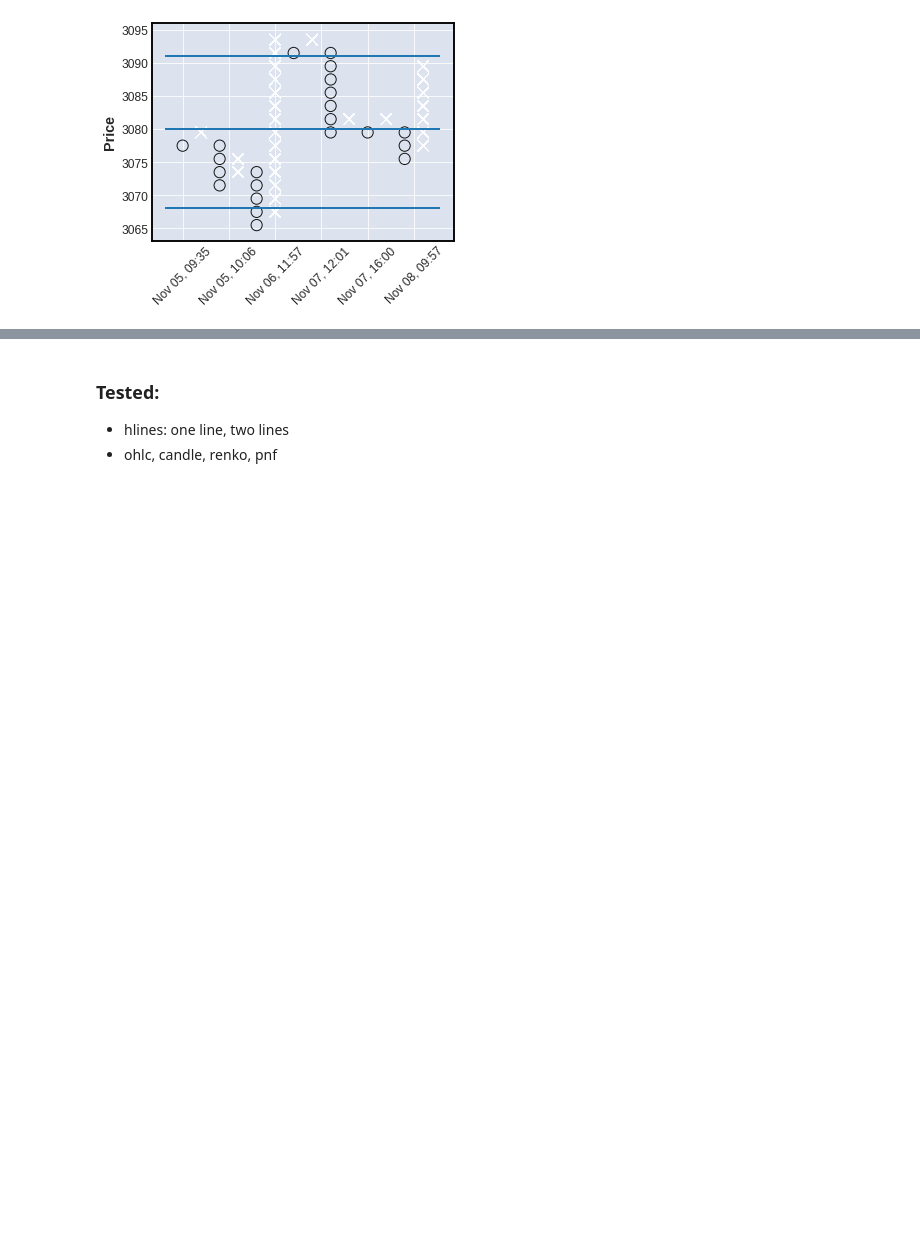
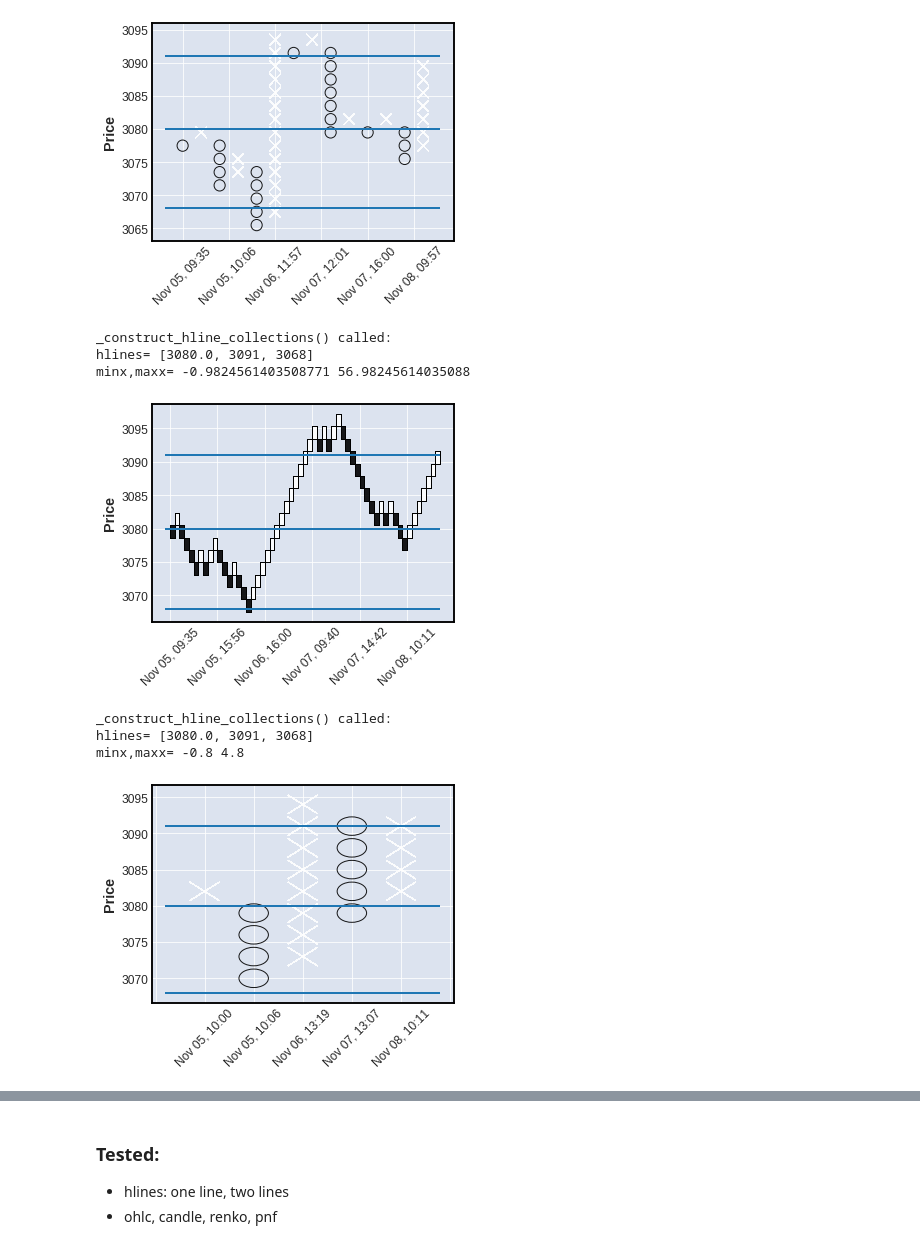
Before and after one commit to matplotlib/mplfinance, a Jupyter notebook: examples/scratch_pad/dev_lines.ipynb, the cells around one changed output, grey strips where cells are left out. Drawn from its saved outputs; the diff is of its cells as text; code cells hidden in the pictures; blank space fills up the shorter version.

```diff
--- a/examples/scratch_pad/dev_lines.ipynb
+++ b/examples/scratch_pad/dev_lines.ipynb
@@ -484,6 +295,19 @@ _construct_hline_collections() called:
 hlines= [3080.0, 3091, 3068]
 minx,maxx= -0.9285714285714286 13.928571428571429
 [figure]
+# %%
+mpf.plot(idf,type='renko',hlines=[3080.,3091,3068],renko_params=dict(brick_size=1.85),figscale=0.75)
+
+mpf.plot(idf,type='pnf',hlines=[3080.,3091,3068],pointnfig_params=dict(box_size=3),figscale=0.75)
+# %% [output]
+_construct_hline_collections() called:
+hlines= [3080.0, 3091, 3068]
+minx,maxx= -0.9824561403508771 56.98245614035088
+[figure, added]
+_construct_hline_collections() called:
+hlines= [3080.0, 3091, 3068]
+minx,maxx= -0.8 4.8
+[figure, added]
 # %%
 mpf.plot(idf,type='ohlc',vlines=['11/05/2019 13:36'],figscale=0.75)
 mpf.plot(idf,type='candle',vlines=['11/05/2019 13:36'],figscale=0.75)
```
Also changed, not shown: parts of 11 cells of this notebook, 2 other files.
